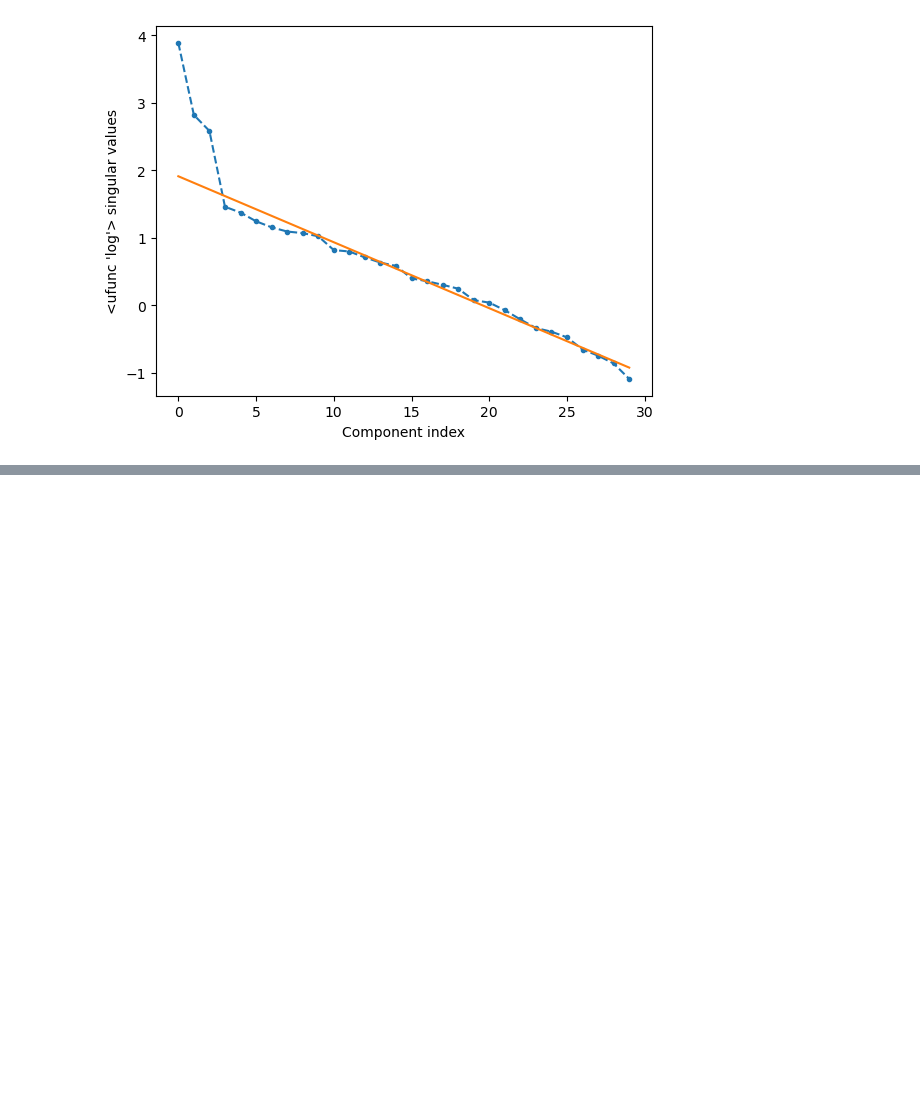
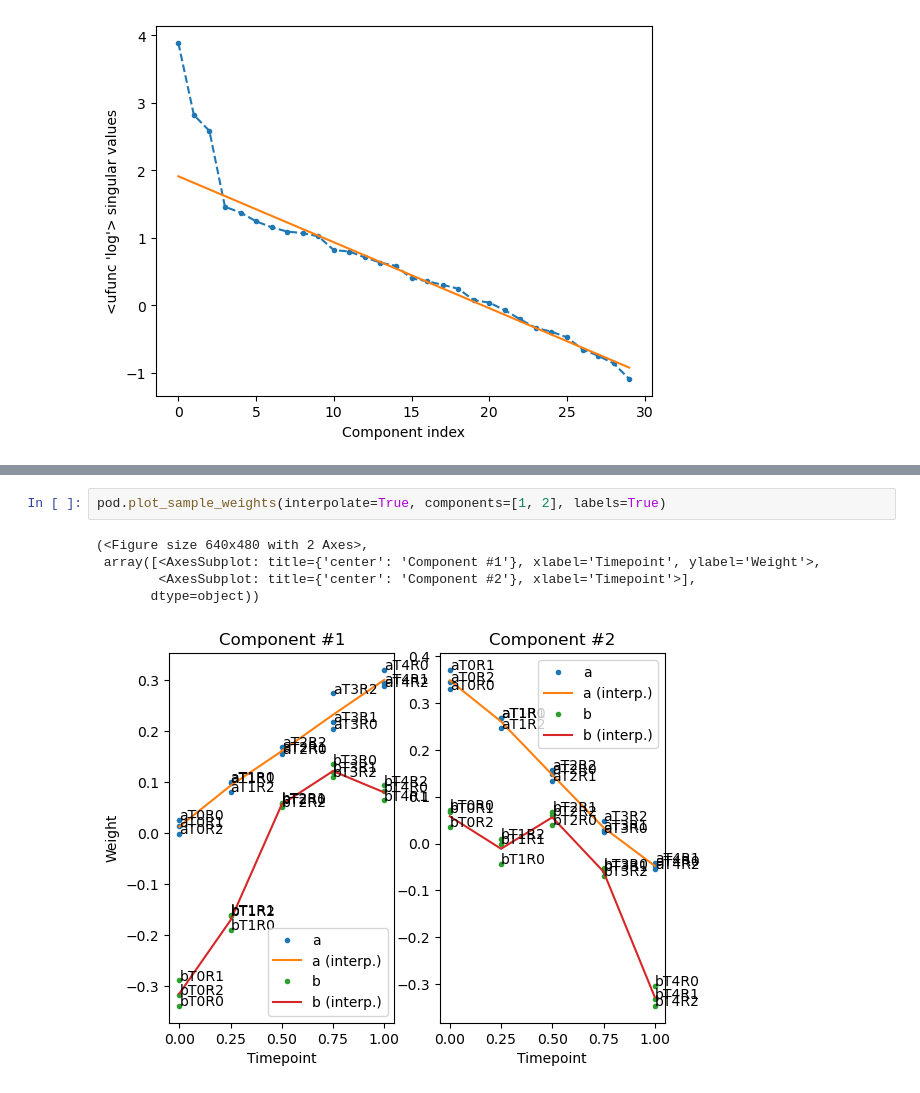
Before and after one commit to swaldherr/podomics, a Jupyter notebook: Tutorial.ipynb, the cells around one changed output, grey strips where cells are left out. Drawn from its saved outputs; the diff is of its cells as text; blank space fills up the shorter version.

Commit message:
Plotting of sample weight time courses completed.

```diff
--- a/Tutorial.ipynb
+++ b/Tutorial.ipynb
@@ -128,0 +178,8 @@ Text(0, 0.5, 'Component 2')
+# %%
+pod.plot_sample_weights(interpolate=True, components=[1, 2], labels=True)
+# %% [output]
+(<Figure size 640x480 with 2 Axes>,
+ array([<AxesSubplot: title={'center': 'Component #1'}, xlabel='Timepoint', ylabel='Weight'>,
+        <AxesSubplot: title={'center': 'Component #2'}, xlabel='Timepoint'>],
+       dtype=object))
+[figure, added]
```
Also changed, not shown: parts of 5 cells of this notebook, 2 other files.
